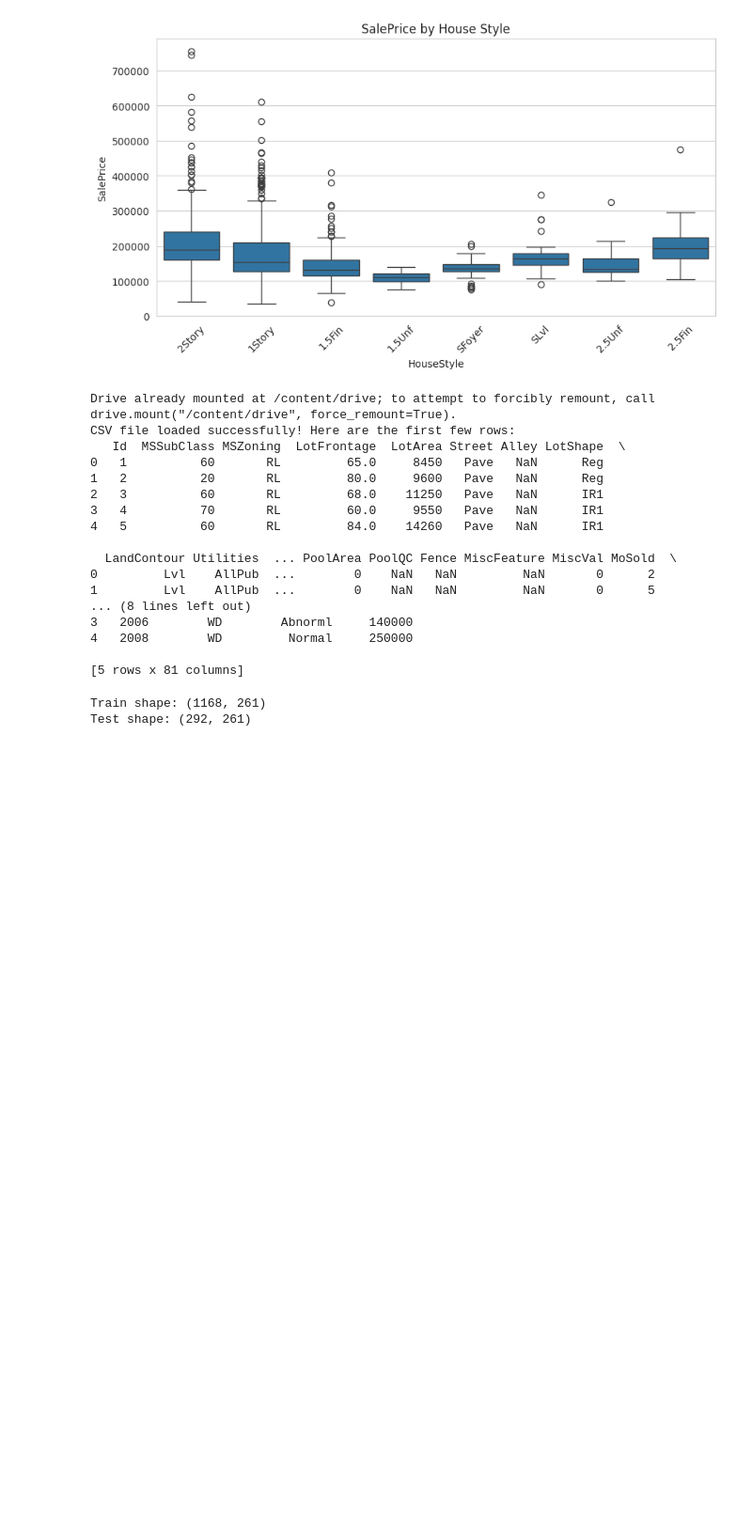
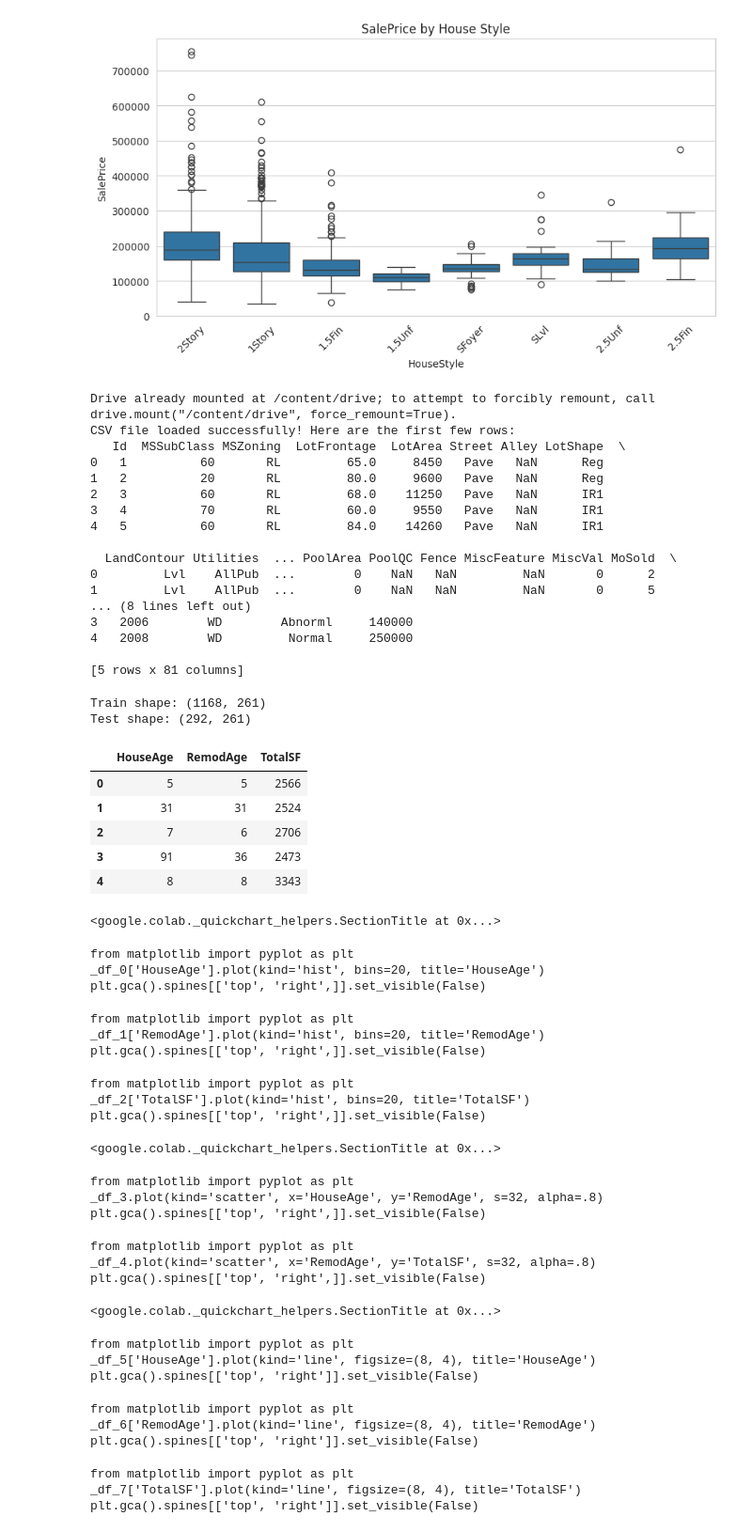
Before and after one commit to amar-emad/House-Price-Prediction-containing-, a Jupyter notebook: Untitled.ipynb, the cells around one changed output. Shown at 94% size. Saved outputs shown, nothing was run; the diff lists cells and outputs as text; code cells hidden in the pictures; blank space fills up the shorter version.

```diff
--- a/Untitled.ipynb
+++ b/Untitled.ipynb
@@ -297,3 +297,53 @@ print("Test shape:", X_test.shape)
 # %% [output]
 Train shape: (1168, 261)
 Test shape: (292, 261)
+# %%
+#mohamed mahmoud
+# ================================
+#  Feature Engineering – Create new features
+
+# Age of the house
+df["HouseAge"] = df["YrSold"] - df["YearBuilt"]
+
+# Age since last remodel
+df["RemodAge"] = df["YrSold"] - df["YearRemodAdd"]
+
+# Total square footage (basement + 1st & 2nd floors)
+df["TotalSF"] = df["TotalBsmtSF"] + df["1stFlrSF"] + df["2ndFlrSF"]
+
+# Preview new features
+df[["HouseAge", "RemodAge", "TotalSF"]].head()
+# %% [output]
+|  | HouseAge | RemodAge | TotalSF |
+| 0 | 5 | 5 | 2566 |
+| 1 | 31 | 31 | 2524 |
+| 2 | 7 | 6 | 2706 |
+| 3 | 91 | 36 | 2473 |
+| 4 | 8 | 8 | 3343 |
+<google.colab._quickchart_helpers.SectionTitle at 0x...>
+from matplotlib import pyplot as plt
+_df_0['HouseAge'].plot(kind='hist', bins=20, title='HouseAge')
+plt.gca().spines[['top', 'right',]].set_visible(False)
+from matplotlib import pyplot as plt
+_df_1['RemodAge'].plot(kind='hist', bins=20, title='RemodAge')
+plt.gca().spines[['top', 'right',]].set_visible(False)
+from matplotlib import pyplot as plt
+_df_2['TotalSF'].plot(kind='hist', bins=20, title='TotalSF')
+plt.gca().spines[['top', 'right',]].set_visible(False)
+<google.colab._quickchart_helpers.SectionTitle at 0x...>
+from matplotlib import pyplot as plt
+_df_3.plot(kind='scatter', x='HouseAge', y='RemodAge', s=32, alpha=.8)
+plt.gca().spines[['top', 'right',]].set_visible(False)
+from matplotlib import pyplot as plt
+_df_4.plot(kind='scatter', x='RemodAge', y='TotalSF', s=32, alpha=.8)
+plt.gca().spines[['top', 'right',]].set_visible(False)
+<google.colab._quickchart_helpers.SectionTitle at 0x...>
+from matplotlib import pyplot as plt
+_df_5['HouseAge'].plot(kind='line', figsize=(8, 4), title='HouseAge')
+plt.gca().spines[['top', 'right']].set_visible(False)
+from matplotlib import pyplot as plt
+_df_6['RemodAge'].plot(kind='line', figsize=(8, 4), title='RemodAge')
+plt.gca().spines[['top', 'right']].set_visible(False)
+from matplotlib import pyplot as plt
+_df_7['TotalSF'].plot(kind='line', figsize=(8, 4), title='TotalSF')
+plt.gca().spines[['top', 'right']].set_visible(False)
```
Also changed, not shown: parts of 4 cells of this notebook.
